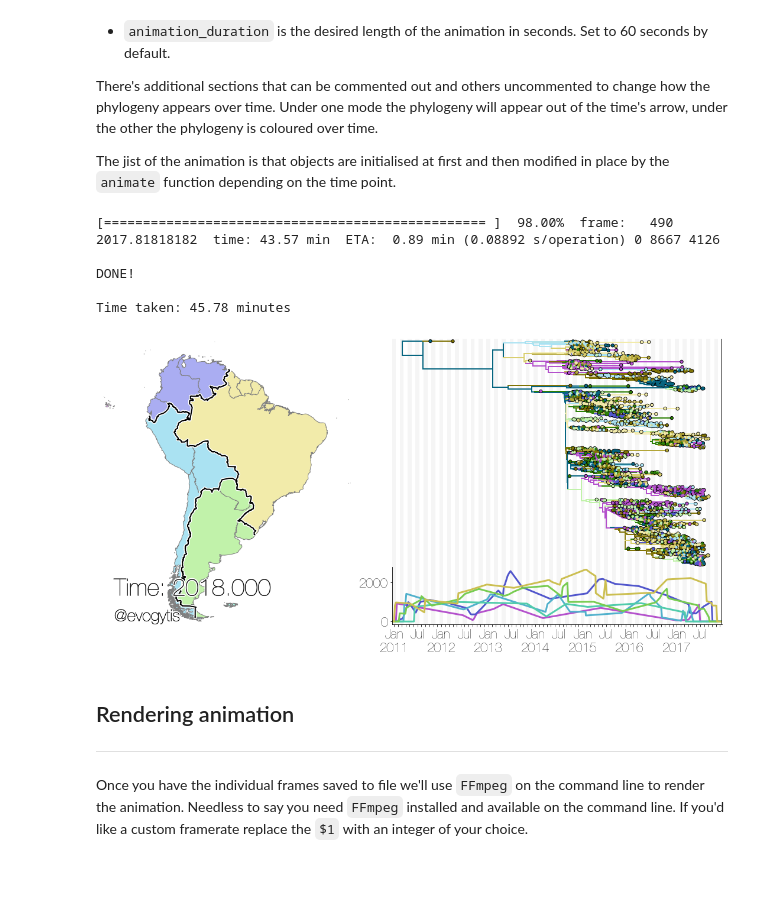
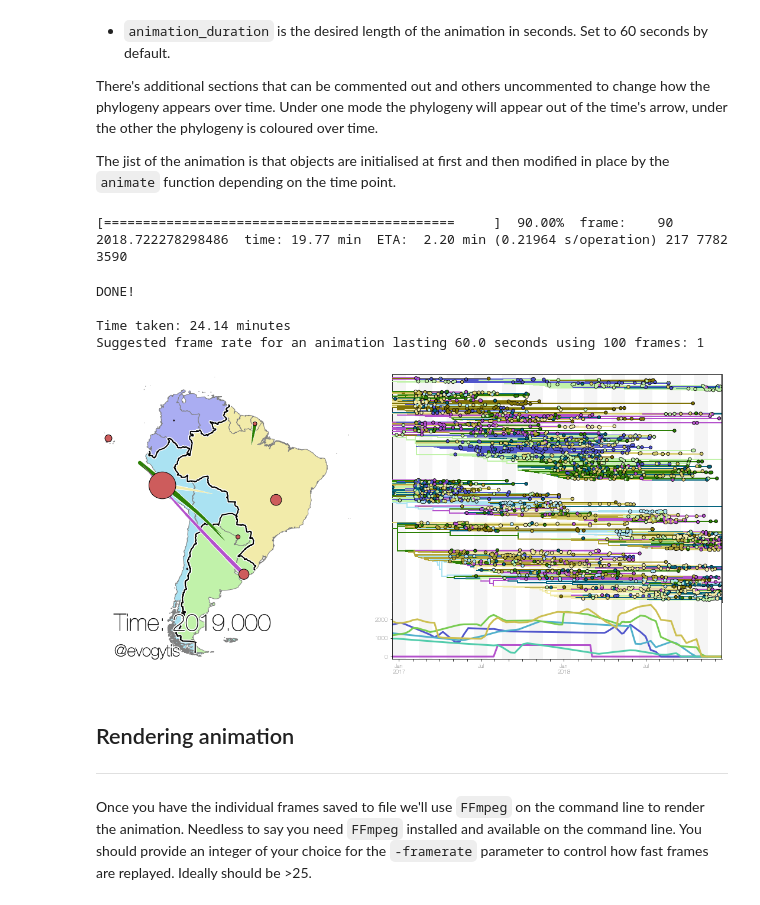
Before and after one commit to evogytis/baltic, a Jupyter notebook: curonia.ipynb, the cells around one changed output. Drawn from its saved outputs; the diff is of its cells as text; code cells hidden in the pictures; blank space fills up the shorter version.

Commit message:
Fix bugs introduced last time, fix curonia and galindia notebooks.

```diff
--- a/curonia.ipynb
+++ b/curonia.ipynb
@@ -246,7 +251,7 @@ minValue,maxValue=0,1000 ## minimum and maximum observed values
 minObs,maxObs=2,20 ## minimum and maximum observations per location
 
 # loc_data={loc:{} for loc in popCentres.keys()} ## no tertiary data
-loc_data={loc:{'%d-%02d-%02d'%(np.random.randint(2011,2018),np.random.randint(1,12),np.random.randint(1,28)):np.random.randint(minValue,maxValue) for t in range(np.random.randint(minObs,maxObs))} for loc in popCentres.keys()} ## create random tertiary data for each polygon
+loc_data={loc:{'%d-%02d-%02d'%(np.random.randint(2016,2019),np.random.randint(1,12),np.random.randint(1,28)):np.random.randint(minValue,maxValue) for t in range(np.random.randint(minObs,maxObs))} for loc in popCentres.keys()} ## create random tertiary data for each polygon
 
 print 'polygon data input dictionary:\n%s\n'%(loc_data)
 
@@ -745,7 +734,7 @@ ax1 = plt.subplot(gs[0]) ## map here
 for loc in polygons.keys():
     ax1.add_collection(PatchCollection(polygons[loc],facecolor='lightgrey',edgecolor='w',zorder=1)) ## plot location polygons
 
-time_point=bt.decimalDate('2016-04-01') ## arbitrary time point at which to render the frame
+time_point=bt.decimalDate('2018-04-01') ## arbitrary time point at which to render the frame
 
 for k in bt_tree.Objects: ## iterate over branches
     locA=''
@@ -763,11 +752,11 @@ for k in bt_tree.Objects: ## iterate over branches
         if end_bezier<=1.0 and begin_bezier>=0.0: ## if lineage should still be visible (head departed and tail hasn't arrived)
             points=np.linspace(end_bezier,begin_bezier,smooth) ## get a bunch of points between the start and end of migrating lineage
             bezier_line=migration_function[locA][locB](points) ## get coordinates of the migrating lineage
-
-            for q in range(len(bezier_line)-1): ## iterate through Bezier line segments with fading alpha and reducing width
-                x1,y1=bezier_line[q] ## get coordinates for current segment's start
-                x2,y2=bezier_line[q+1] ## get coordinates for current segment's end
-                segL=(q+1)/float(len(bezier_line)) ## fraction along length of Bezier line
+            xs,ys=bezier_line
+            for q in range(len(xs)-1): ## iterate through Bezier line segments with fading alpha and reducing width
+                x1,y1=xs[q],ys[q] ## get coordinates for current segment's start
+                x2,y2=xs[q+1],ys[q+1] ## get coordinates for current segment's end
+                segL=(q+1)/float(len(xs)) ## fraction along length of Bezier line
 
                 if aggregation[locA]!=aggregation[locB]: ## locations in different high-order groups
                     fc=group_colours[aggregation[locA]](normalised_coordinates[locA]) ## colour by origin colour
@@ -777,7 +766,6 @@ for k in bt_tree.Objects: ## iterate over branches
                 ax1.plot([x1,x2],[y1,y2],lw=7*segL,alpha=1,color=fc,zorder=99,solid_capstyle='round') ## plot actual lineage
                 ax1.plot([x1,x2],[y1,y2],lw=10*segL,alpha=1,color='w',zorder=98,solid_capstyle='round') ## plot underlying white background to help lineages stand out
 
-
 for stretch in international_border: ## plot international border
     xs,ys=zip(*stretch)
     ax1.plot(xs,ys,color='k',zorder=11,lw=2)
@@ -810,12 +798,12 @@ figWidth=10 ## map figure width
 dpi=60 ## dots per inch for each .png (90 used in the final version)
 every=6 ## put months labels every number of months
 
-start='2011-01-01' ## start date of animation
-end='2018-01-01' ## end date of animation
+start='2017-01-01' ## start date of animation
+end='2019-01-01' ## end date of animation
 
-animation_grid=list(np.linspace(bt.decimalDate(start),bt.decimalDate('2015-01-01'),200)) ## few frames from 2011 to 2015
-animation_grid+=list(np.linspace(bt.decimalDate('2015-01-01'),bt.decimalDate('2016-01-01'),200)) ## many frames from 2015 to 2016
-animation_grid+=list(np.linspace(bt.decimalDate('2016-01-01'),bt.decimalDate(end),100)) ## medium frames from 2016 to 2018
+animation_grid=list(np.linspace(bt.decimalDate(start),bt.decimalDate('2018-01-01'),40)) ## few frames from 2011 to 2015
+animation_grid+=list(np.linspace(bt.decimalDate('2018-01-01'),bt.decimalDate('2018-06-01'),40)) ## many frames from 2015 to 2016
+animation_grid+=list(np.linspace(bt.decimalDate('2018-06-01'),bt.decimalDate(end),20)) ## medium frames from 2016 to 2018
 
 tipSize=20 ## size of tip circles in tree
 branchWidth=2 ## line width of tree branches
@@ -843,7 +831,7 @@ print len([x for x in bt_tree.Objects if x.traits.has_key(locTrait)==False])
 print 'Number of frames to animate: %d'%(len(animation_grid))
 
 global travelers ## the animation will need to have information to traveling lineages
-travelers=[x for x in bt_tree.Objects if x.parent!=bt_tree.root and x.traits[locTrait]!=x.parent.traits[locTrait]] ## find lineages that have travelled - they're what's going to be animated
+travelers=[x for x in bt_tree.Objects if x!=bt_tree.root and x.traits[locTrait]!=x.parent.traits[locTrait]] ## find lineages that have travelled - they're what's going to be animated
 print '\nNumber of travelling lineages: %d (%.3f%% of all lineages)'%(len(travelers),len(travelers)/float(len(bt_tree.Objects))*100)
 
 plt.figure(figsize=(figWidth*2,figWidth*ratio),facecolor='w') ## start figure
@@ -969,10 +957,7 @@ ax2.set_xticklabels(xlabels) ## set x axis labels
 
 ax2.xaxis.tick_bottom() ## make tree plot pretty
 ax2.yaxis.tick_left()
-ax2.spines['top'].set_visible(False)
-ax2.spines['right'].set_visible(False)
-ax2.spines['left'].set_visible(False)
-ax2.spines['bottom'].set_visible(False)
+[ax2.spines[loc] for loc in ax2.spines]
 
 ax2.tick_params(axis='x',size=0) ## no ticks
 ax2.tick_params(axis='y',size=0)
@@ -1035,13 +1020,13 @@ def animate(frame):
 
             eval_Bezier=np.linspace(lineage_tail,lineage_head,smooth)
             line=migration_function[ori][des](eval_Bezier)
+            xs,ys=line
+            if lineage_head>0.0 and lineage_tail<1.0: ## only plot if line begins before destination
+                for q in range(len(xs)-1): ## iterate through Bezier line segments with fading alpha and reducing width
+                    x1,y1=xs[q],ys[q] ## get coordinates for current segment's start
+                    x2,y2=xs[q+1],ys[q+1] ## get coordinates for current segment's end
 
-            if lineage_head>0.0 and lineage_tail<1.0: ## only plot if line begins before destination
-                for q in range(len(line)-1): ## iterate through Bezier line segments with fading alpha and reducing width
-                    x1,y1=line[q] ## get coordinates for current segment's start
-                    x2,y2=line[q+1] ## get coordinates for current segment's end
-
-                    segL=(q+1)/float(len(line)) ## fraction along length of Bezier line
+                    segL=(q+1)/float(len(xs)) ## fraction along length of Bezier line
 
                     ax1.plot([x1,x2],[y1,y2],lw=7*segL,alpha=1,color=fc,zorder=99,solid_capstyle='round') ## plot actual lineage
                     ax1.plot([x1,x2],[y1,y2],lw=10*segL,alpha=1,color='w',zorder=98,solid_capstyle='round') ## plot underlying white background to help lineages stand out
@@ -1149,42 +1134,42 @@ def animate(frame):
         Ls3=[x for x in ax3.lines if 'Colour' not in str(x.get_label())] ## fetch all the lines with labels in cases plot
         for l in Ls3:
             if 'time' in l.get_label(): ## if line is time arrow
                 l.set_data([current_time,current_time],[0,1]) ## adjust time arrow
             else: ## not time arrow - tertiary plot lines
                 d=l.get_xydata() ## fetch all line data
 
                 for e in range(len(d)-1): ## iterate over points
                     x_now=d[:,0][e] ## get coordinates of current positions
                     y_now=d[:,1][e]
 
                     x_nex=d[:,0][e+1] ## cordinates of next position
                     y_nex=d[:,1][e+1]
                     if x_now<current_time: ## time arrow passed x coordinate
                         d[:,0][e]=current_time # adjust x coordinate so it's sitting on top of time arrow
                         d[:,1][e]=y_now+((y_nex-y_now)/(x_nex-x_now))*(current_time-x_now) ## interpolate where new y position is
                 l.set_data(d.transpose()) ## set new data
     except NameError:
         pass
 
 for frame in range(len(animation_grid)): ## iterate through each frame
     animate(frame) ## animate will modify the map, tree and cases
     plt.savefig('/Users/evogytis/Documents/BLAB_baltic/ani_frame_%05d.png'%(frame), format='png',bbox_inches='tight',dpi=dpi) ## save individual frames for stitching up using 3rd party software (e.g. FFMpeg)
 
 print '\n\nDONE!'
 
 print '\nTime taken: %.2f minutes'%((time.time() - t0)/60.0)
 
-fps=int(len(animation_grid)/animation_duration) ## frame rate
+print 'Suggested frame rate for an animation lasting %s seconds using %s frames: %s'%(animation_duration,len(animation_grid),int(len(animation_grid)/animation_duration)) ## frame rate
 plt.show()
 # %% [output]
-[================================================= ]  98.00%  frame:   490 2017.81818182  time: 43.57 min  ETA:  0.89 min (0.08892 s/operation) 0 8667 4126
-
-DONE!
-
-Time taken: 45.78 minutes
+[=============================================     ]  90.00%  frame:    90 2018.722278298486  time: 19.77 min  ETA:  2.20 min (0.21964 s/operation) 217 7782 3590
+DONE!
+
+Time taken: 24.14 minutes
+Suggested frame rate for an animation lasting 60.0 seconds using 100 frames: 1
-[figure, old version]
+[figure, new version]
 # %% [markdown]
 ## Rendering animation
 ----------
-Once you have the individual frames saved to file we'll use `FFmpeg` on the command line to render the animation. Needless to say you need `FFmpeg` installed and available on the command line. If you'd like a custom framerate replace the `$1` with an integer of your choice.
+Once you have the individual frames saved to file we'll use `FFmpeg` on the command line to render the animation. Needless to say you need `FFmpeg` installed and available on the command line. You should provide an integer of your choice for the `-framerate` parameter to control how fast frames are replayed. Ideally should be >25.
 # %%
```
Also changed, not shown: parts of 9 cells of this notebook, 2 other files.
